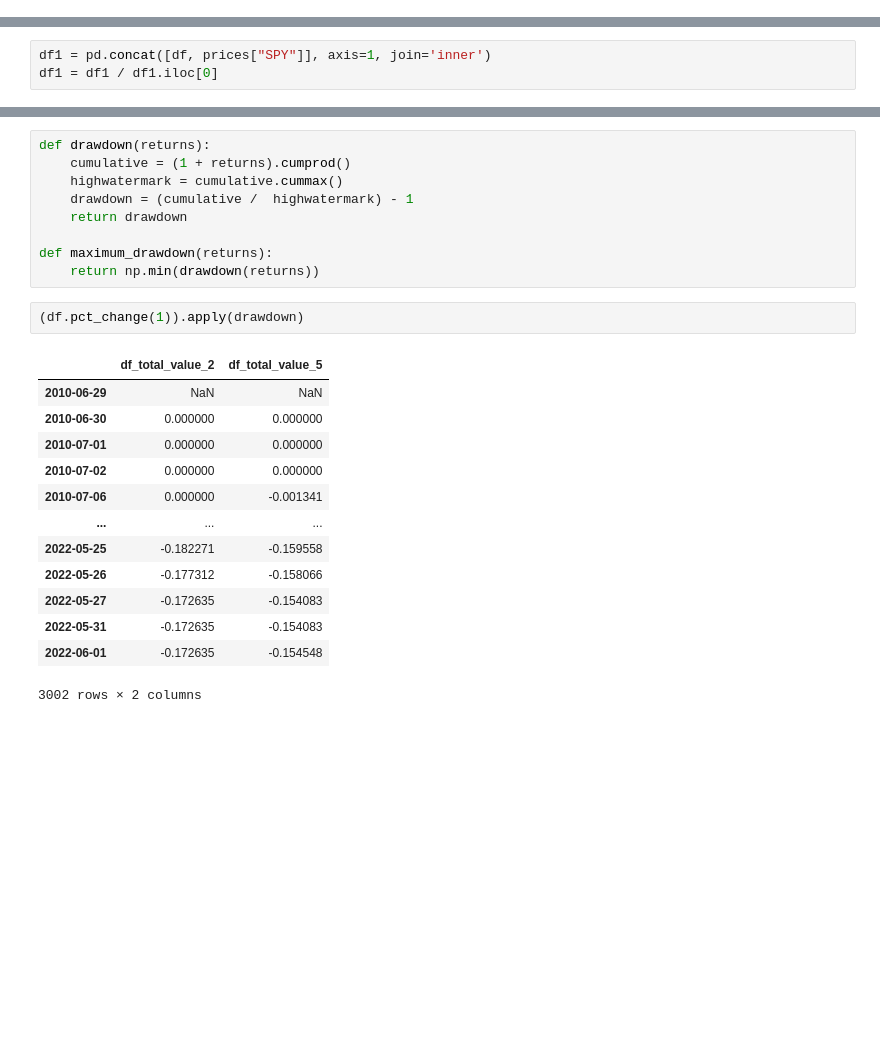
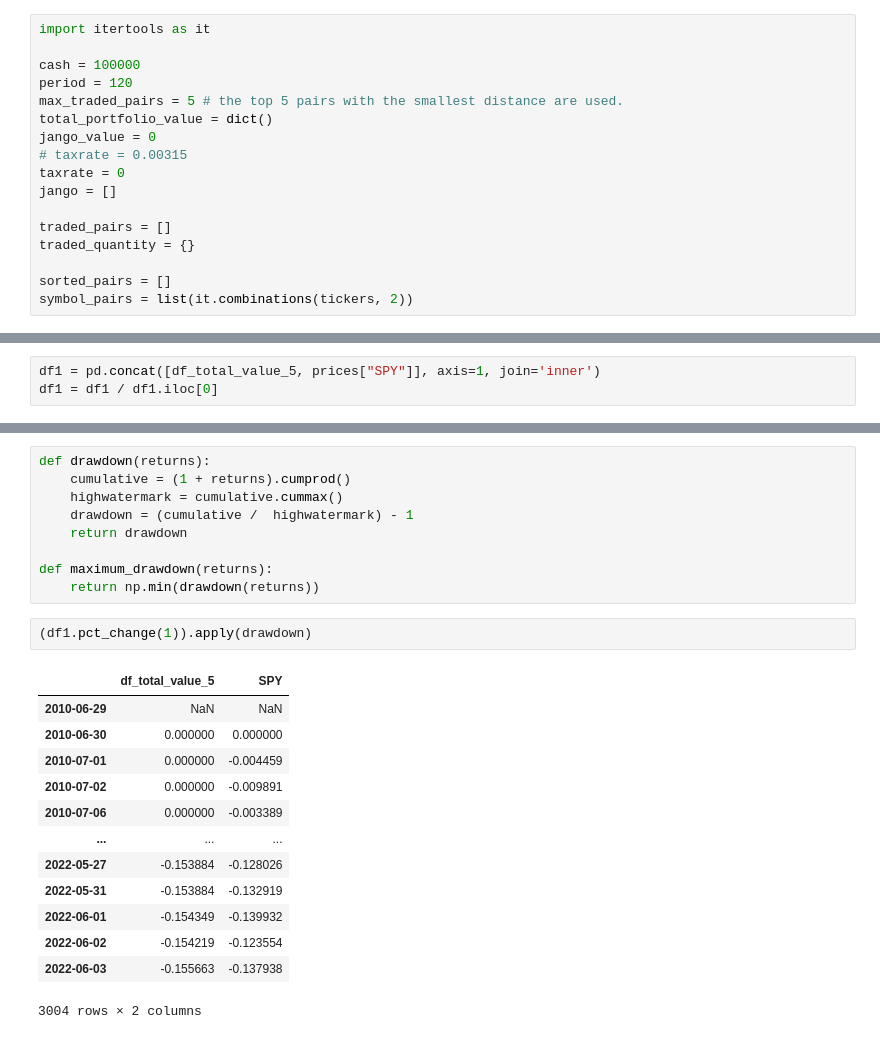
Before and after one commit to byeongchan1/quantpedia, a Jupyter notebook: 55.Pairs Trading with Country ETFs/practice.ipynb, the cells around one changed output, grey strips where cells are left out. Drawn from its saved outputs; the diff is of its cells as text; blank space fills up the shorter version.

```diff
--- a/55.Pairs Trading with Country ETFs/practice.ipynb
+++ b/55.Pairs Trading with Country ETFs/practice.ipynb
@@ -112,3 +274,20 @@ symbol_pairs = list(it.combinations(tickers, 2))
+# %%
+import itertools as it
+
+cash = 100000
+period = 120
+max_traded_pairs = 5 # the top 5 pairs with the smallest distance are used.
+total_portfolio_value = dict()
+jango_value = 0
+# taxrate = 0.00315
+taxrate = 0
+jango = []
+
+traded_pairs = []
+traded_quantity = {}
+
+sorted_pairs = []
+symbol_pairs = list(it.combinations(tickers, 2))
 # %%
 # history_price를 만들어서 그걸 업데이트하고 -> 완료
 # 다른건 history_price를 바라보게 하면 편할까?
@@ -442,3 +453,6 @@ df_total_value_2 = pd.DataFrame.from_dict(total_portfolio_value, orient='index',
+# %%
+df1 = pd.concat([df_total_value_5, prices["SPY"]], axis=1, join='inner')
+df1 = df1 / df1.iloc[0]
 # %%
 plt.rcParams['font.family'] = 'Malgun Gothic'
 plt.rcParams['font.size'] = 16
@@ -490,3 +467,0 @@ Name: SPY, Length: 3124, dtype: float64>
-# %%
-df1 = pd.concat([df, prices["SPY"]], axis=1, join='inner')
-df1 = df1 / df1.iloc[0]
@@ -524,21 +475,21 @@ def drawdown(returns):
 def maximum_drawdown(returns):
     return np.min(drawdown(returns))
 # %%
-(df.pct_change(1)).apply(drawdown)
+(df1.pct_change(1)).apply(drawdown)
 # %% [output]
-|  | df_total_value_2 | df_total_value_5 |
+|  | df_total_value_5 | SPY |
 | 2010-06-29 | NaN | NaN |
 | 2010-06-30 | 0.000000 | 0.000000 |
-| 2010-07-01 | 0.000000 | 0.000000 |
-| 2010-07-02 | 0.000000 | 0.000000 |
-| 2010-07-06 | 0.000000 | -0.001341 |
+| 2010-07-01 | 0.000000 | -0.004459 |
+| 2010-07-02 | 0.000000 | -0.009891 |
+| 2010-07-06 | 0.000000 | -0.003389 |
 | ... | ... | ... |
-| 2022-05-25 | -0.182271 | -0.159558 |
-| 2022-05-26 | -0.177312 | -0.158066 |
-| 2022-05-27 | -0.172635 | -0.154083 |
-| 2022-05-31 | -0.172635 | -0.154083 |
-| 2022-06-01 | -0.172635 | -0.154548 |
+| 2022-05-27 | -0.153884 | -0.128026 |
+| 2022-05-31 | -0.153884 | -0.132919 |
+| 2022-06-01 | -0.154349 | -0.139932 |
+| 2022-06-02 | -0.154219 | -0.123554 |
+| 2022-06-03 | -0.155663 | -0.137938 |
-3002 rows × 2 columns
+3004 rows × 2 columns
 # %%
 plt.rcParams['font.family'] = 'Malgun Gothic'
 plt.rcParams['font.size'] = 16
```
Also changed, not shown: parts of 27 cells of this notebook.
